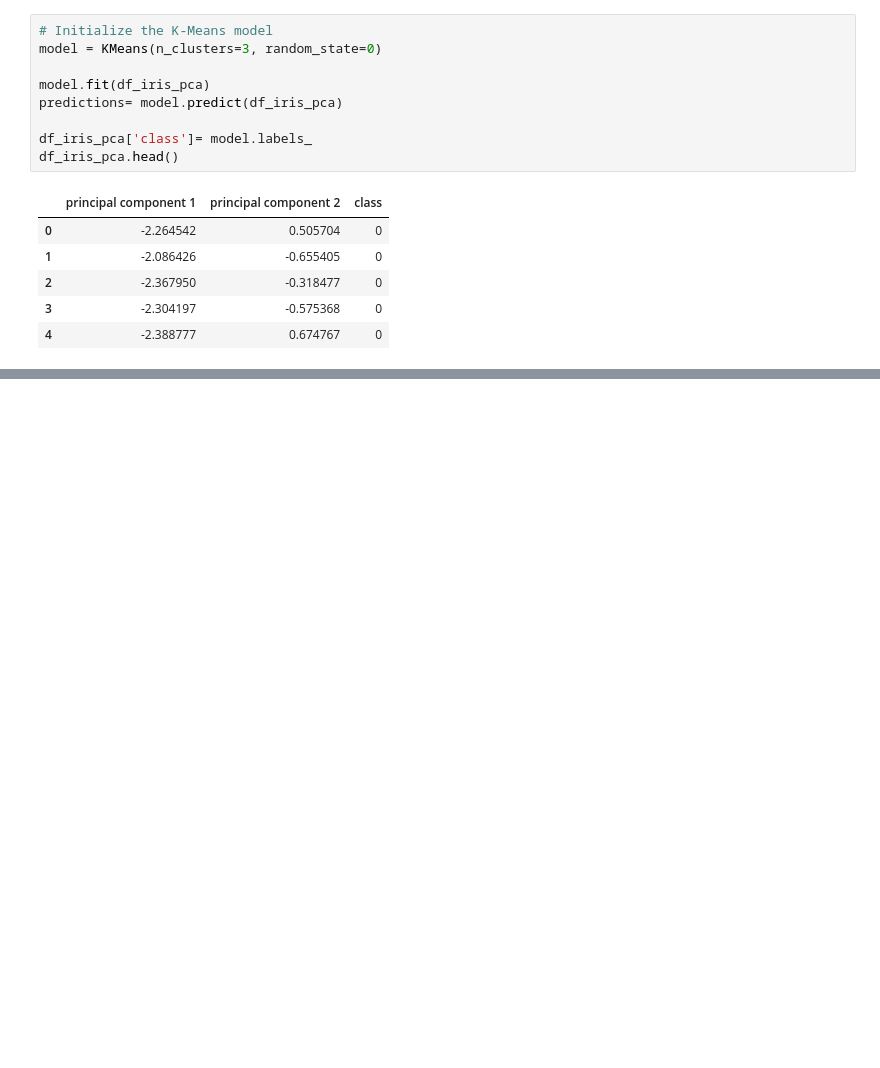
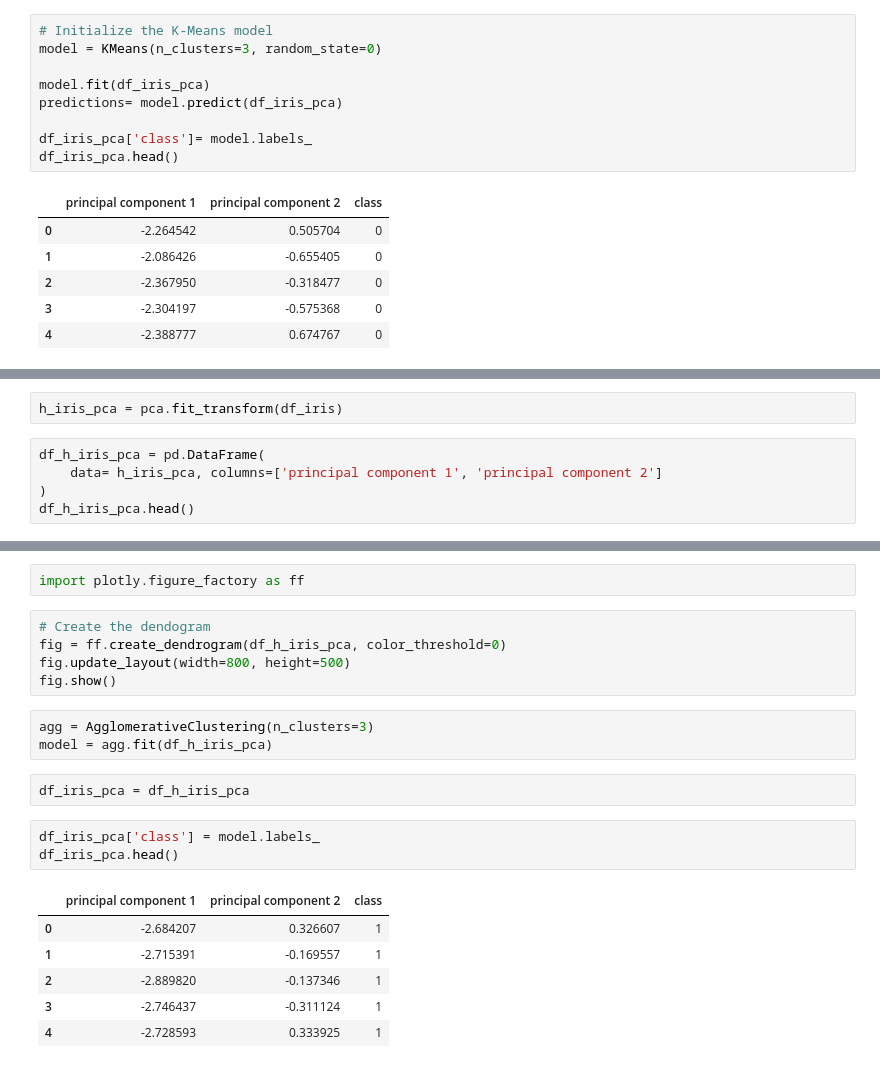
Before and after one commit to jobloom79/Cryptocurrencies, a Jupyter notebook: iris.ipynb, the cells around one changed output, grey strips where cells are left out. Saved outputs shown, nothing was run; the diff lists cells and outputs as text; blank space fills up the shorter version.

```diff
--- a/iris.ipynb
+++ b/iris.ipynb
@@ -240,0 +269,7 @@ df_iris_pca.hvplot.scatter(
+# %%
+h_iris_pca = pca.fit_transform(df_iris)
+# %%
+df_h_iris_pca = pd.DataFrame(
+    data= h_iris_pca, columns=['principal component 1', 'principal component 2']
+)
+df_h_iris_pca.head()
@@ -240,0 +283,22 @@ df_iris_pca.hvplot.scatter(
+# %%
+import plotly.figure_factory as ff
+# %%
+# Create the dendogram
+fig = ff.create_dendrogram(df_h_iris_pca, color_threshold=0)
+fig.update_layout(width=800, height=500)
+fig.show()
+# %%
+agg = AgglomerativeClustering(n_clusters=3)
+model = agg.fit(df_h_iris_pca)
+# %%
+df_iris_pca = df_h_iris_pca
+# %%
+df_iris_pca['class'] = model.labels_
+df_iris_pca.head()
+# %% [output]
+|  | principal component 1 | principal component 2 | class |
+| 0 | -2.684207 | 0.326607 | 1 |
+| 1 | -2.715391 | -0.169557 | 1 |
+| 2 | -2.889820 | -0.137346 | 1 |
+| 3 | -2.746437 | -0.311124 | 1 |
+| 4 | -2.728593 | 0.333925 | 1 |
```
Also changed, not shown: parts of 6 cells of this notebook, 3 other files.
